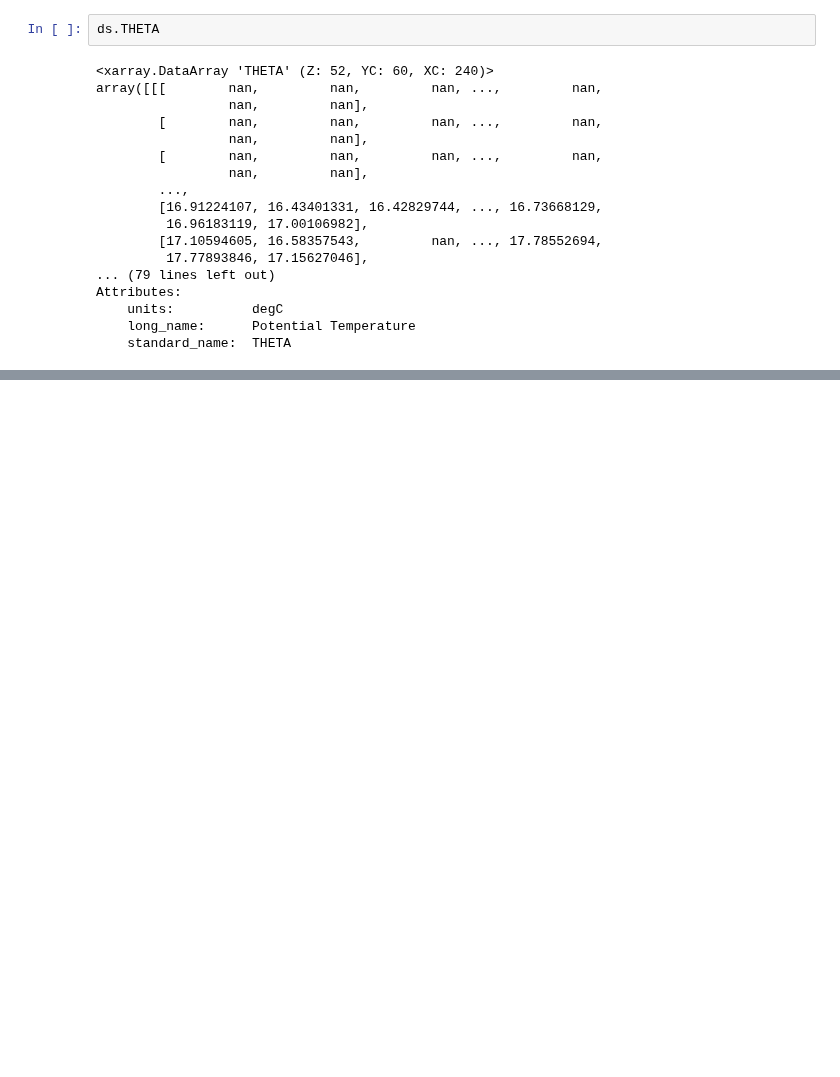
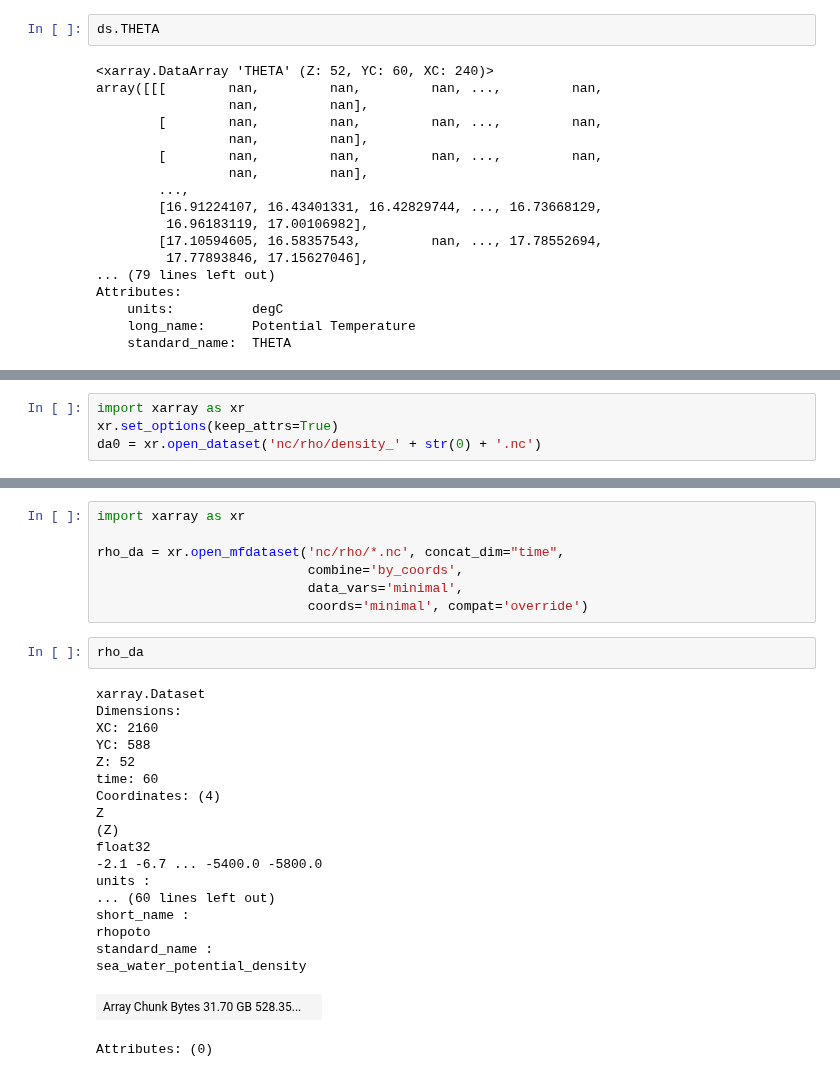
Before and after one commit to sdat2/pyxpcm, a Jupyter notebook: density_transformation.ipynb, the cells around one changed output, grey strips where cells are left out. Cells and saved outputs as stored; diff of their text form; blank space fills up the shorter version.

Commit message:
transformations improved (slightly) to allow a complete tranformation of the dataset to density space, but I can't really stitch them back together

```diff
--- a/density_transformation.ipynb
+++ b/density_transformation.ipynb
@@ -476,0 +578,4 @@ Attributes:
+# %%
+import xarray as xr
+xr.set_options(keep_attrs=True)
+da0 = xr.open_dataset('nc/rho/density_' + str(0) + '.nc')
@@ -476,0 +616,29 @@ Attributes:
+# %%
+import xarray as xr
+
+rho_da = xr.open_mfdataset('nc/rho/*.nc', concat_dim="time",
+                           combine='by_coords',
+                           data_vars='minimal',
+                           coords='minimal', compat='override')
+# %%
+rho_da
+# %% [output]
+xarray.Dataset
+Dimensions:
+XC: 2160
+YC: 588
+Z: 52
+time: 60
+Coordinates: (4)
+Z
+(Z)
+float32
+-2.1 -6.7 ... -5400.0 -5800.0
+units :
+... (60 lines left out)
+short_name :
+rhopoto
+standard_name :
+sea_water_potential_density
+| Array Chunk Bytes 31.70 GB 528.35... |  |
+Attributes: (0)
```
Also changed, not shown: parts of 14 cells of this notebook, 1 other file.
